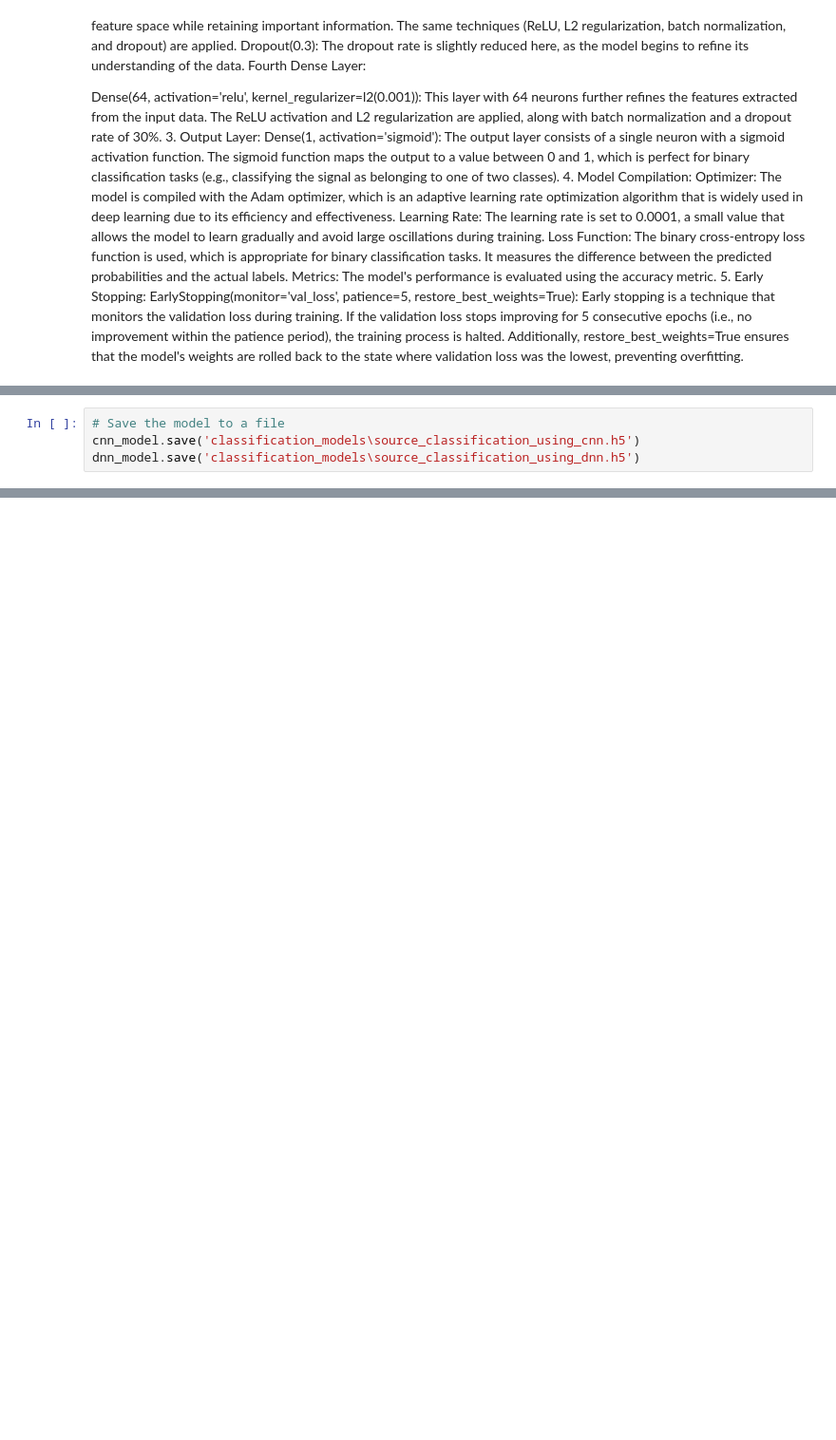
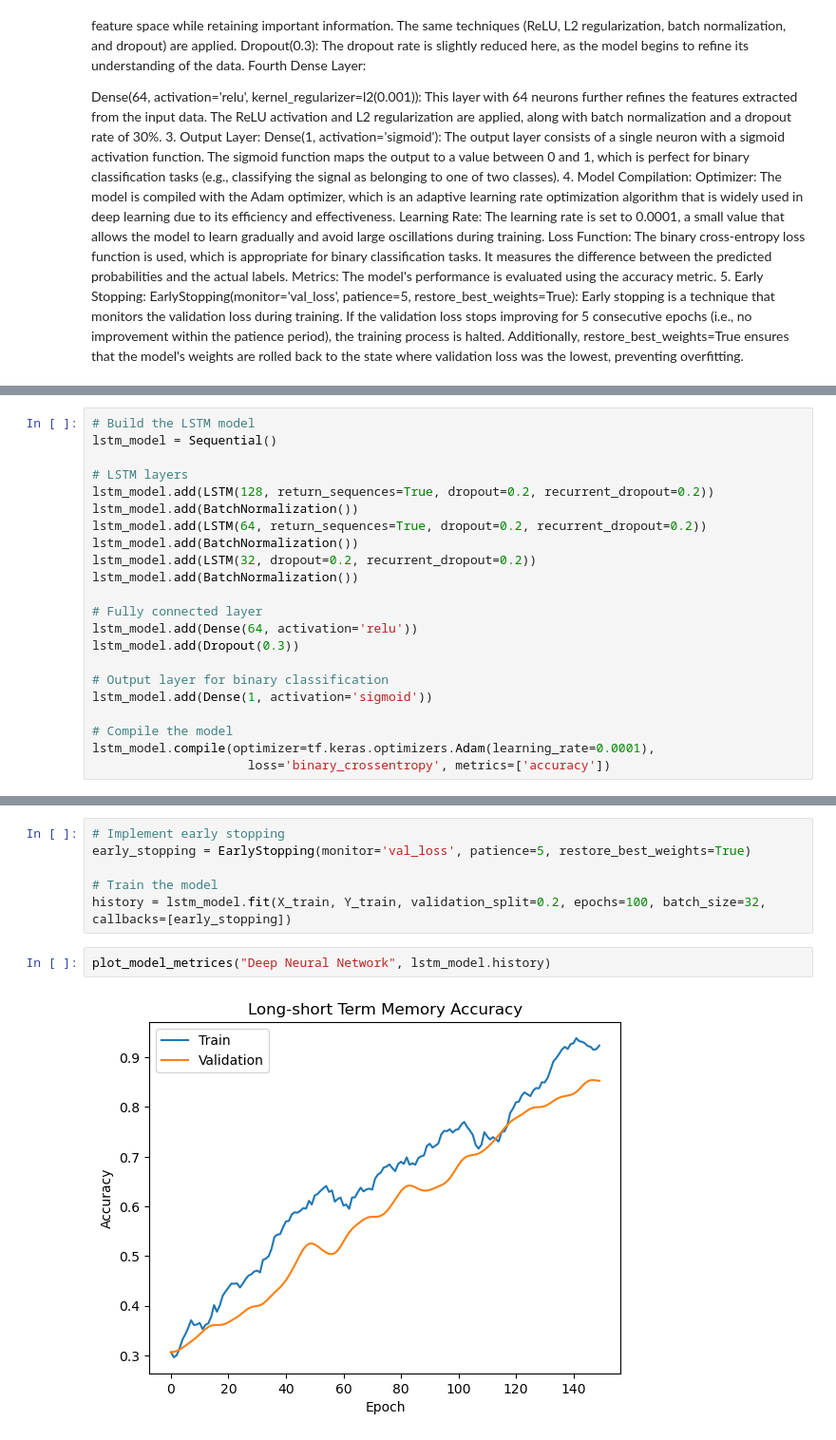
Before and after one commit to Muhammad-Talha-S/SignalClassificationNN, a Jupyter notebook: data_processing_and_model_prepration.ipynb, the cells around one changed output, grey strips where cells are left out. Shown at 95% size. Drawn from its saved outputs; the diff is of its cells as text; blank space fills up the shorter version.

Commit message:
LSTM Model in JN

```diff
--- a/data_processing_and_model_prepration.ipynb
+++ b/data_processing_and_model_prepration.ipynb
@@ -467,6 +467,24 @@ Precision: 100.00%
 Recall: 100.00%
 F1-Score: 100.00%
 # %%
-# Save the model to a file
-cnn_model.save('classification_models\source_classification_using_cnn.h5')
-dnn_model.save('classification_models\source_classification_using_dnn.h5')
+# Build the LSTM model
+lstm_model = Sequential()
+
+# LSTM layers
+lstm_model.add(LSTM(128, return_sequences=True, dropout=0.2, recurrent_dropout=0.2))
+lstm_model.add(BatchNormalization())
+lstm_model.add(LSTM(64, return_sequences=True, dropout=0.2, recurrent_dropout=0.2))
+lstm_model.add(BatchNormalization())
+lstm_model.add(LSTM(32, dropout=0.2, recurrent_dropout=0.2))
+lstm_model.add(BatchNormalization())
+
+# Fully connected layer
+lstm_model.add(Dense(64, activation='relu'))
+lstm_model.add(Dropout(0.3))
+
+# Output layer for binary classification
+lstm_model.add(Dense(1, activation='sigmoid'))
+
+# Compile the model
+lstm_model.compile(optimizer=tf.keras.optimizers.Adam(learning_rate=0.0001),
+                     loss='binary_crossentropy', metrics=['accuracy'])
@@ -472,0 +501,10 @@ dnn_model.save('classification_models\source_classification_using_dnn.h5')
+# %%
+# Implement early stopping
+early_stopping = EarlyStopping(monitor='val_loss', patience=5, restore_best_weights=True)
+
+# Train the model
+history = lstm_model.fit(X_train, Y_train, validation_split=0.2, epochs=100, batch_size=32, callbacks=[early_stopping])
+# %%
+plot_model_metrices("Deep Neural Network", lstm_model.history)
+# %% [output]
+[figure, added]
```
Also changed, not shown: parts of 14 cells of this notebook, 1 other file.
